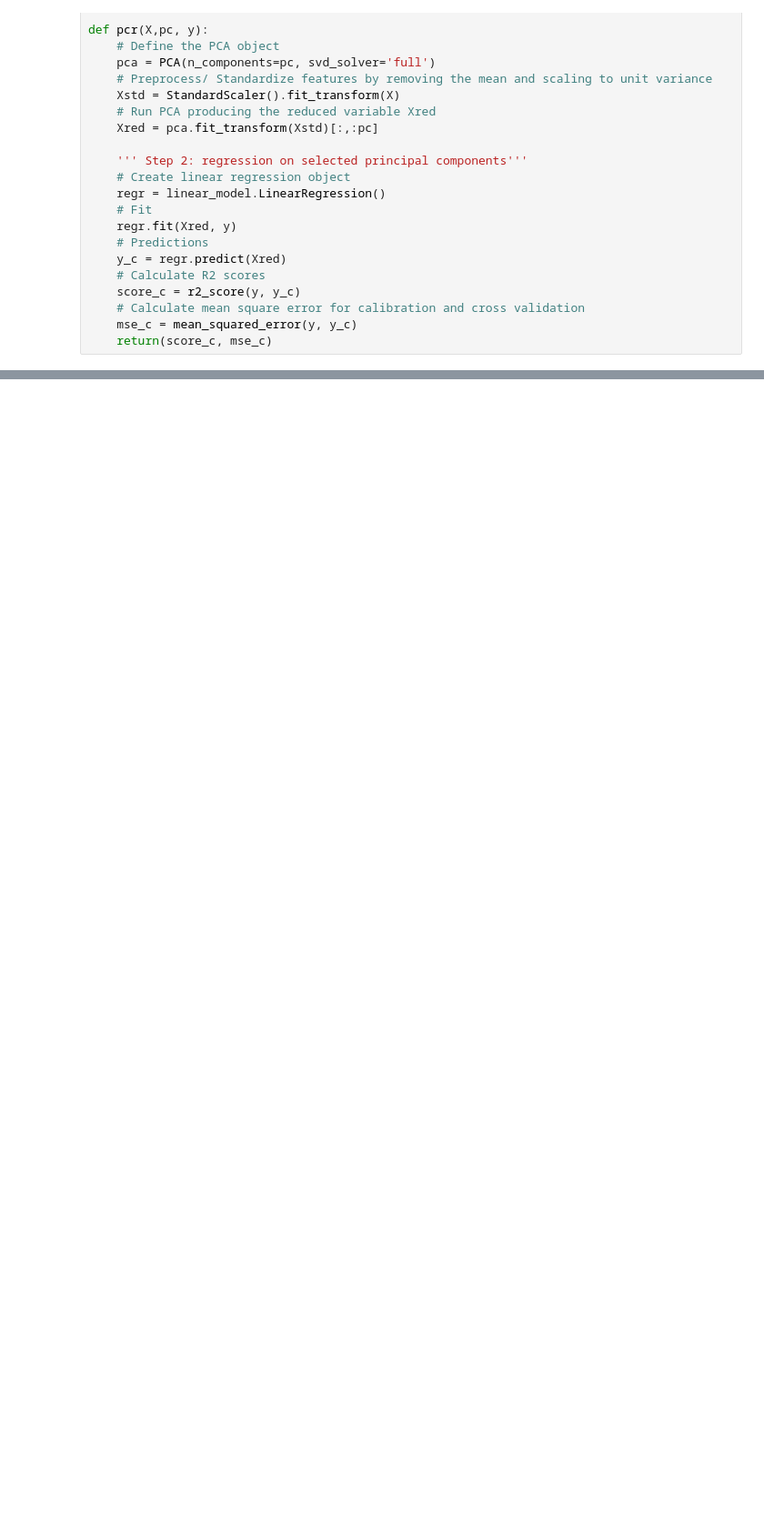
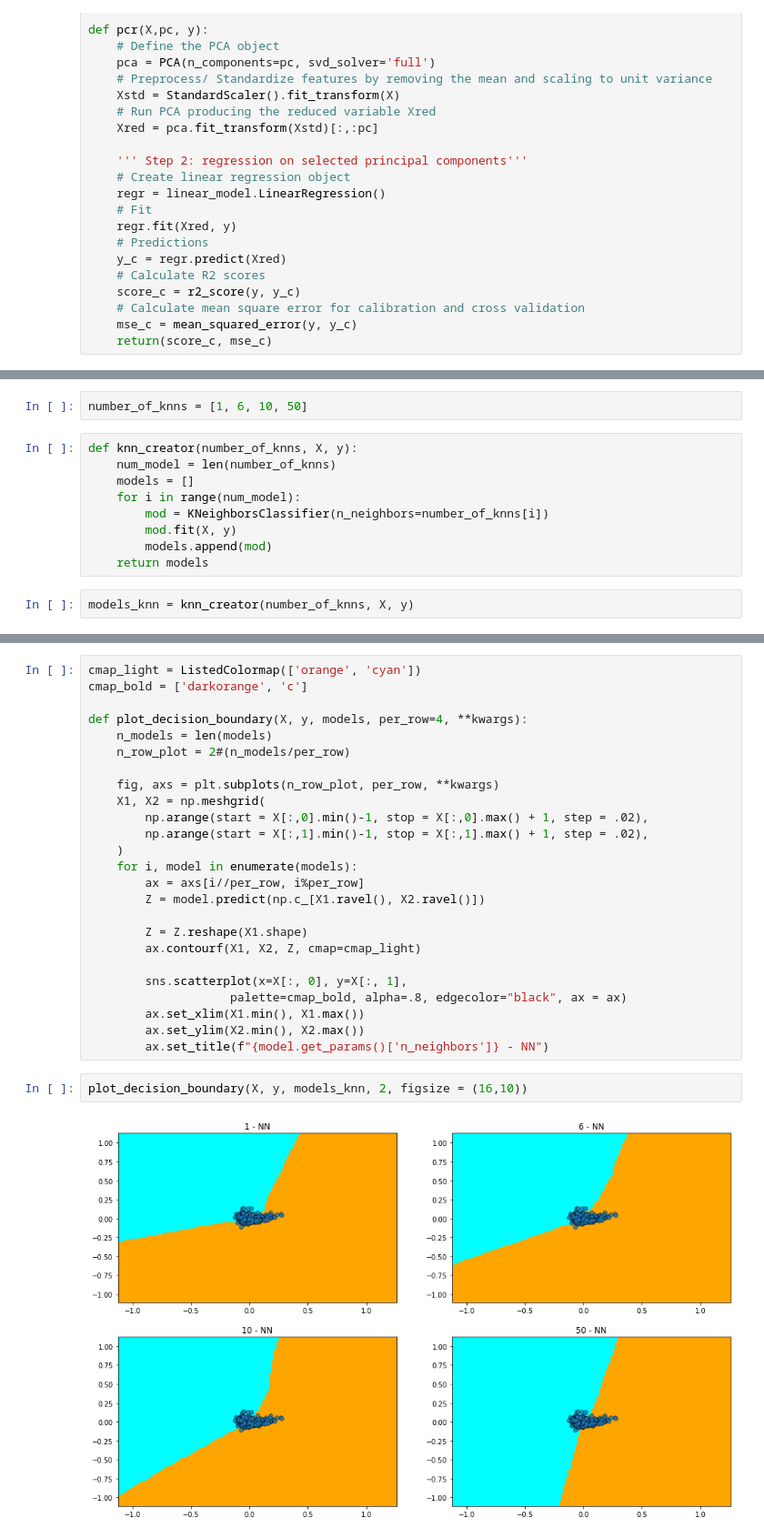
Before and after one commit to PKHLEFEBVRE/stat_learning, a Jupyter notebook: Stat_learning.ipynb, the cells around one changed output, grey strips where cells are left out. Shown at 91% size. Saved outputs shown, nothing was run; the diff lists cells and outputs as text; blank space fills up the shorter version.

```diff
--- a/Stat_learning.ipynb
+++ b/Stat_learning.ipynb
@@ -158,0 +176,13 @@ Text(0.5, 1.0, 'KMeans clustering plot')
+# %%
+number_of_knns = [1, 6, 10, 50]
+# %%
+def knn_creator(number_of_knns, X, y):
+    num_model = len(number_of_knns)
+    models = []
+    for i in range(num_model):
+        mod = KNeighborsClassifier(n_neighbors=number_of_knns[i])
+        mod.fit(X, y)
+        models.append(mod)
+    return models
+# %%
+models_knn = knn_creator(number_of_knns, X, y)
@@ -158,0 +200,29 @@ Text(0.5, 1.0, 'KMeans clustering plot')
+# %%
+cmap_light = ListedColormap(['orange', 'cyan'])
+cmap_bold = ['darkorange', 'c']
+
+def plot_decision_boundary(X, y, models, per_row=4, **kwargs):
+    n_models = len(models)
+    n_row_plot = 2#(n_models/per_row)
+
+    fig, axs = plt.subplots(n_row_plot, per_row, **kwargs)
+    X1, X2 = np.meshgrid(
+        np.arange(start = X[:,0].min()-1, stop = X[:,0].max() + 1, step = .02),
+        np.arange(start = X[:,1].min()-1, stop = X[:,1].max() + 1, step = .02),
+    )
+    for i, model in enumerate(models):
+        ax = axs[i//per_row, i%per_row]
+        Z = model.predict(np.c_[X1.ravel(), X2.ravel()])
+
+        Z = Z.reshape(X1.shape)
+        ax.contourf(X1, X2, Z, cmap=cmap_light)
+
+        sns.scatterplot(x=X[:, 0], y=X[:, 1],
+                    palette=cmap_bold, alpha=.8, edgecolor="black", ax = ax)
+        ax.set_xlim(X1.min(), X1.max())
+        ax.set_ylim(X2.min(), X2.max())
+        ax.set_title(f"{model.get_params()['n_neighbors']} - NN")
+# %%
+plot_decision_boundary(X, y, models_knn, 2, figsize = (16,10))
+# %% [output]
+[figure, added]
```
Also changed, not shown: parts of 15 cells of this notebook.
